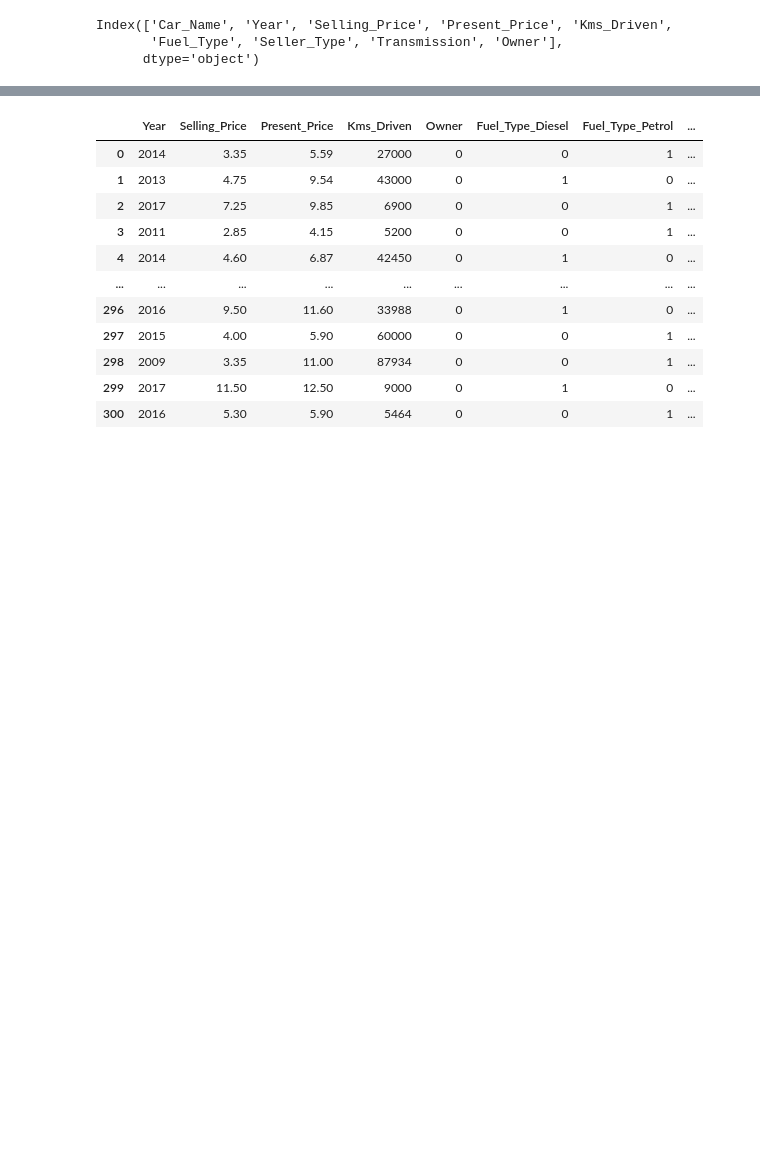
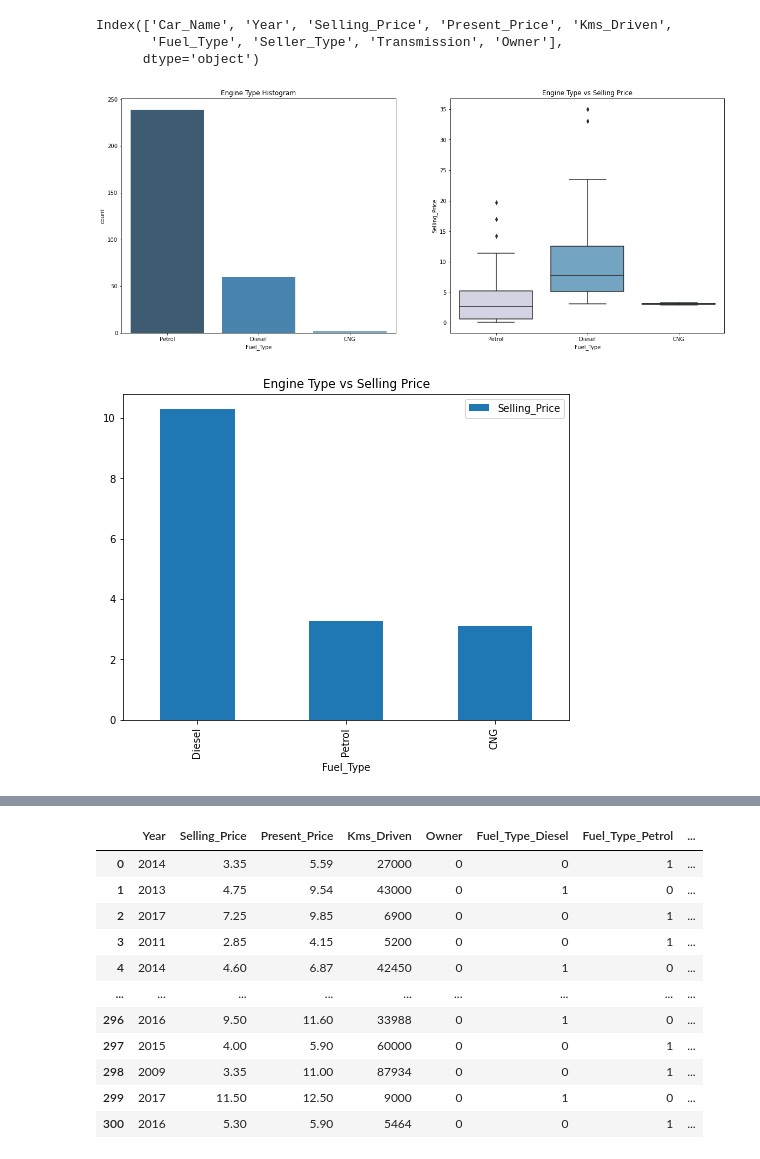
Before and after one commit to sringagithub/Used-car-prediction, a Jupyter notebook: linreg.ipynb, the cells around one changed output, grey strips where cells are left out. Drawn from its saved outputs; the diff is of its cells as text; code cells hidden in the pictures; blank space fills up the shorter version.

```diff
--- a/linreg.ipynb
+++ b/linreg.ipynb
@@ -11,8 +11,8 @@ from sklearn.linear_model import LinearRegression
 from sklearn import model_selection
 # %%
 #Reading the dataset
-df=pd.read_csv("D:\\car_data.csv")
-df.head()
+Cars=pd.read_csv("D:\\car_data.csv")
+Cars.head()
 # %% [output]
 |  | Car_Name | Year | Selling_Price | Present_Price | Kms_Driven | Fuel_Type | Seller_Type | Transmission | ... |
 | 0 | ritz | 2014 | 3.35 | 5.59 | 27000 | Petrol | Dealer | Manual | ... |
@@ -27,4 +27,25 @@ df.columns
 Index(['Car_Name', 'Year', 'Selling_Price', 'Present_Price', 'Kms_Driven',
        'Fuel_Type', 'Seller_Type', 'Transmission', 'Owner'],
       dtype='object')
+# %%
+
+plt.figure(figsize=(20,8))
+
+plt.subplot(1,2,1)
+plt.title('Engine Type Histogram')
+sns.countplot(Cars.Fuel_Type, palette=("Blues_d"))
+
+plt.subplot(1,2,2)
+plt.title('Engine Type vs Selling Price')
+sns.boxplot(x=Cars.Fuel_Type, y=Cars.Selling_Price, palette=("PuBuGn"))
+
+plt.show()
+
+df = pd.DataFrame(Cars.groupby(['Fuel_Type'])['Selling_Price'].mean().sort_values(ascending = False))
+df.plot.bar(figsize=(8,6))
+plt.title('Engine Type vs Selling Price')
+plt.show()
+# %% [output]
+[figure, added]
+[figure, added]
 # %%
```
Also changed, not shown: parts of 6 cells of this notebook.
